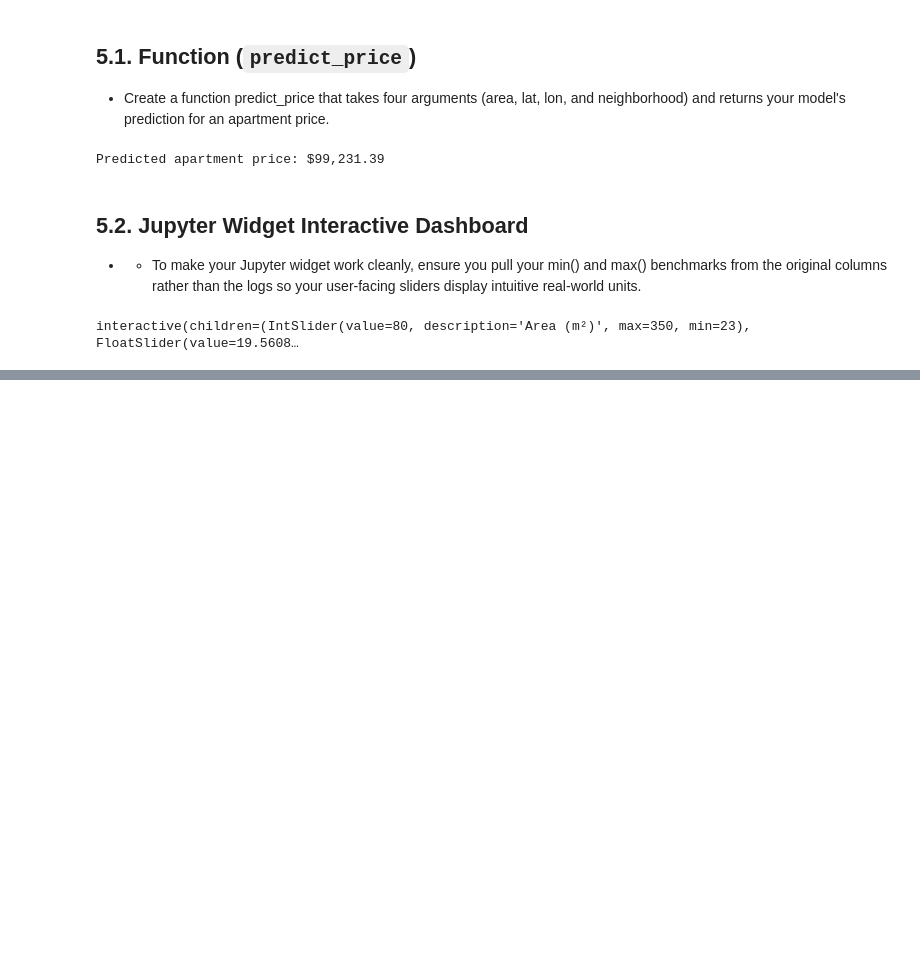
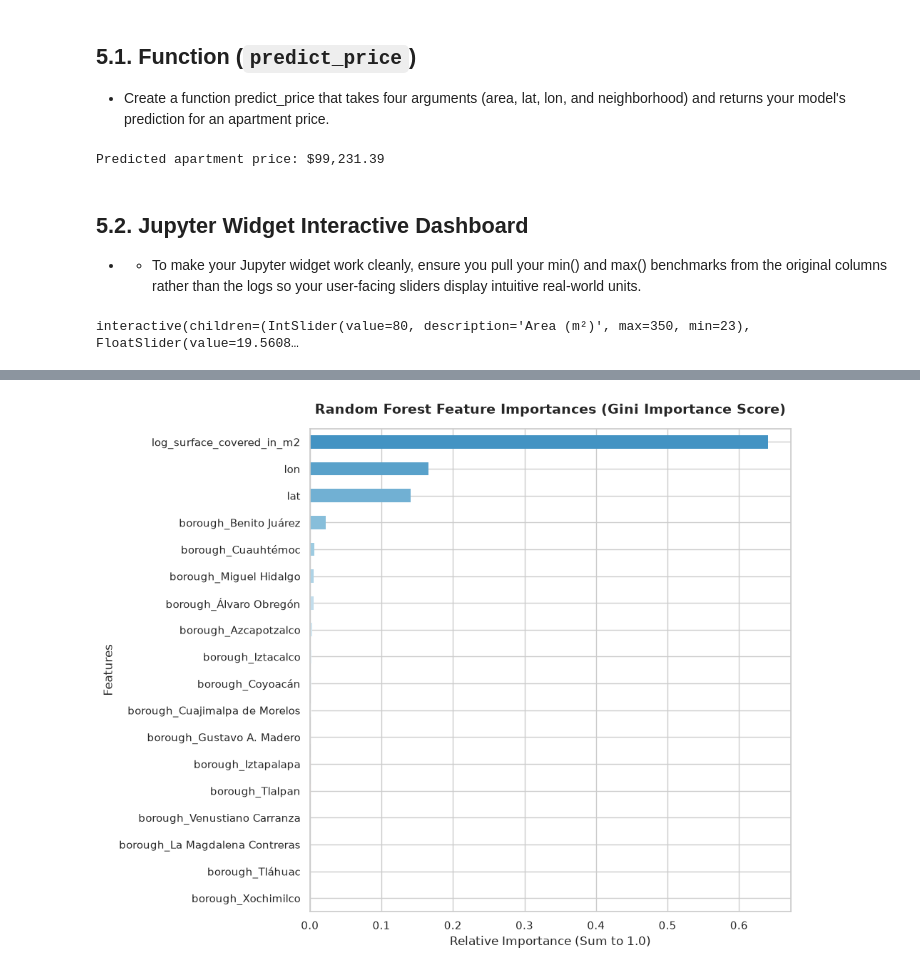
Before and after one commit to DominicNyabuto/Data-Science-Machine-Learning-Projects-, a Jupyter notebook: Project-1/notebook.ipynb, the cells around one changed output, grey strips where cells are left out. Cells and saved outputs as stored; diff of their text form; code cells hidden in the pictures; blank space fills up the shorter version.

```diff
--- a/Project-1/notebook.ipynb
+++ b/Project-1/notebook.ipynb
@@ -1117,0 +1126,19 @@ interactive(children=(IntSlider(value=80, description='Area (m²)', max=350, min
+# %%
+from sklearn.ensemble import RandomForestRegressor
+
+# 1. Build the Random Forest pipeline
+model_rf = make_pipeline(
+    OneHotEncoder(use_cat_names=True),
+    SimpleImputer(strategy="mean"),
+    RandomForestRegressor(max_depth=15, n_estimators=100, random_state=42, n_jobs=-1)
+)
+
+# 2. Fit the Random Forest model to your X_train and y_train
+model_rf.fit(X_train, y_train)
+
+# 3. Calculate Training MAE for the Random Forest model
+train_log_preds_rf = model_rf.predict(X_train)
+train_preds_usd_rf = np.exp(train_log_preds_rf)
+train_mae_rf = mean_absolute_error(df1['price_aprox_usd'], train_preds_usd_rf)
+
+print(f"Random Forest Training MAE: ${train_mae_rf:,.2f}")
@@ -1117,0 +1186,31 @@ interactive(children=(IntSlider(value=80, description='Area (m²)', max=350, min
+# %%
+# 1. Extract feature names from the encoder step
+encoder_step = model_rf.named_steps['onehotencoder']
+encoded_feature_names = encoder_step.get_feature_names_out()
+
+# 2. Extract Gini importances from the Random Forest step
+rf_importances = model_rf.named_steps['randomforestregressor'].feature_importances_
+
+# 3. Combine into a Pandas Series for sorting
+feat_importances_rf = pd.Series(rf_importances, index=encoded_feature_names)
+
+# 4. Sort from highest importance to lowest
+feat_importances_rf = feat_importances_rf.sort_values(ascending=True) # Ascending true makes horizontal bars plot top-down correctly
+
+# 5. Build a beautiful horizontal bar plot using a valid Matplotlib gradient theme
+plt.figure(figsize=(10, 8))
+
+# Map values to a continuous Teal-to-Teal-Blue palette
+#colors = plt.cm.GnBu(np.linspace(0.3, 0.9, len(feat_importances_rf)))
+colors = plt.cm.RdBu(np.linspace(0.3, 0.8, len(feat_importances)))
+feat_importances_rf.plot(kind='barh', color=colors, edgecolor='none')
+
+# 6. Customize and label the plot
+plt.title('Random Forest Feature Importances (Gini Importance Score)', fontsize=14, fontweight='bold', pad=15)
+plt.xlabel('Relative Importance (Sum to 1.0)', fontsize=12)
+plt.ylabel('Features', fontsize=12)
+
+plt.tight_layout()
+plt.show()
+# %% [output]
+[figure, added]
```
Also changed, not shown: parts of 14 cells of this notebook.
